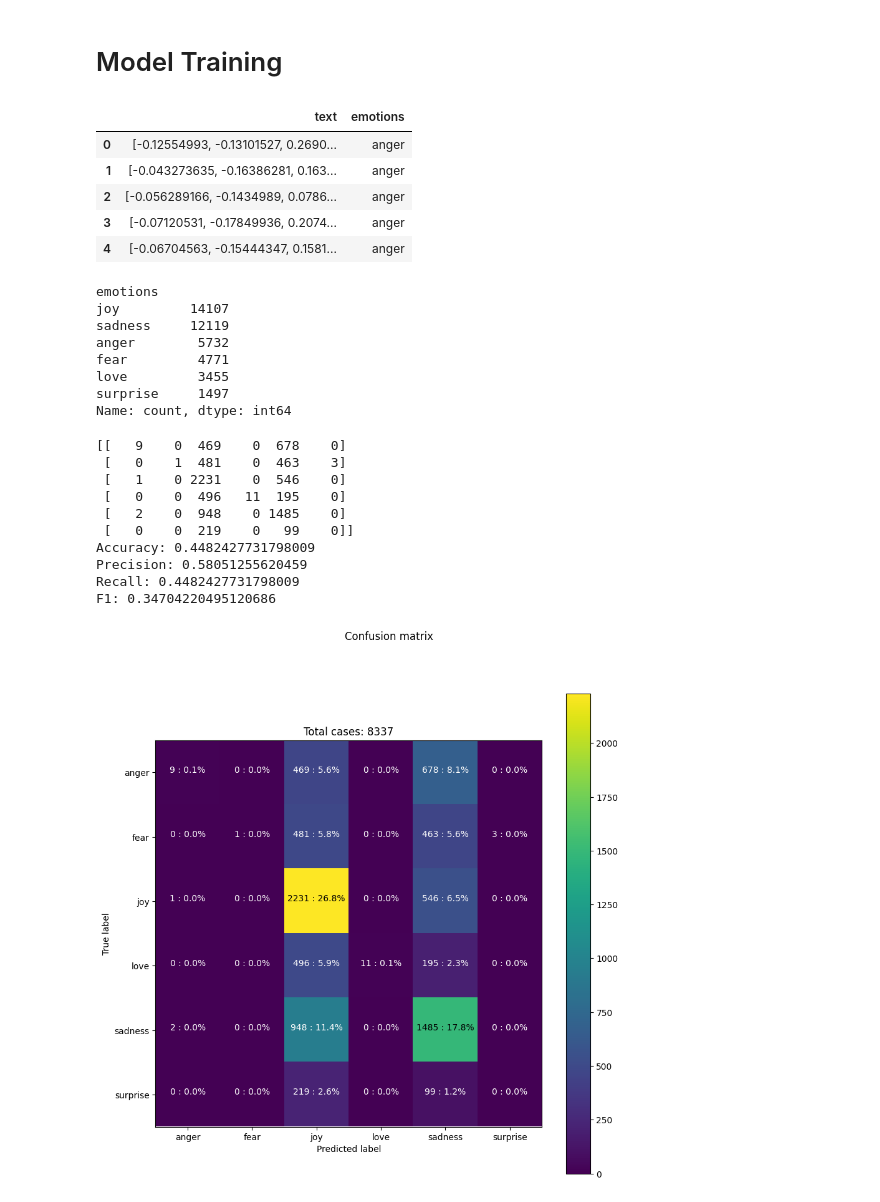
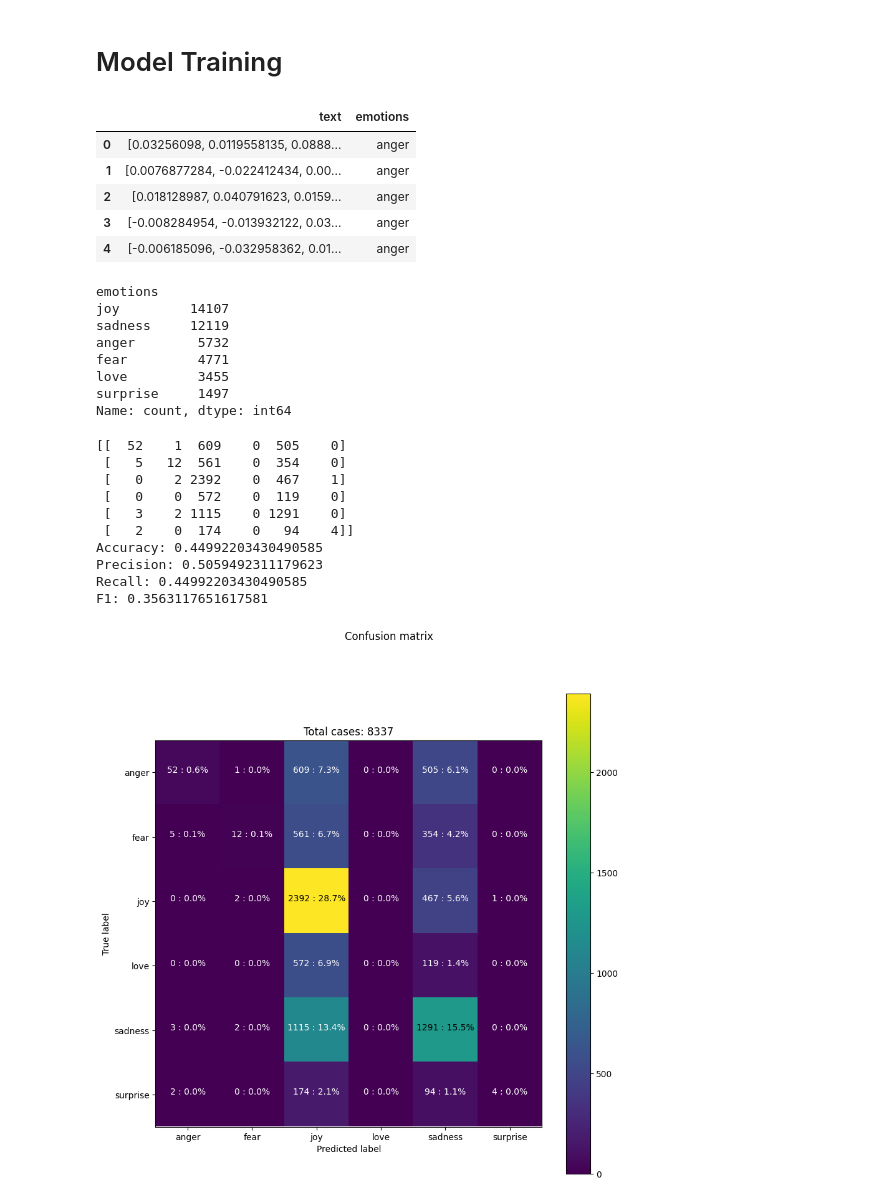
Before and after one commit to m21ark/pln, a Jupyter notebook: 4_models.ipynb, the cells around one changed output. Drawn from its saved outputs; the diff is of its cells as text; code cells hidden in the pictures.

Commit message:
Trained with fasttext

```diff
--- a/4_models.ipynb
+++ b/4_models.ipynb
@@ -116,17 +116,18 @@ models = [
 # Model Training
 # %%
 # df = pd.read_pickle('data/reps/2_bow.pkl')
-df = pd.read_pickle('data/reps/5_embeddings_original.pkl')
+# df = pd.read_pickle('data/reps/5_embeddings_original.pkl')
+df = pd.read_pickle('data/reps/6_embeddings_fasttext.pkl')
 df = df.reset_index(drop=True)
 
 df.head()
 # %% [output]
 |  | text | emotions |
-| 0 | [-0.12554993, -0.13101527, 0.2690... | anger |
-| 1 | [-0.043273635, -0.16386281, 0.163... | anger |
-| 2 | [-0.056289166, -0.1434989, 0.0786... | anger |
-| 3 | [-0.07120531, -0.17849936, 0.2074... | anger |
-| 4 | [-0.06704563, -0.15444347, 0.1581... | anger |
+| 0 | [0.03256098, 0.0119558135, 0.0888... | anger |
+| 1 | [0.0076877284, -0.022412434, 0.00... | anger |
+| 2 | [0.018128987, 0.040791623, 0.0159... | anger |
+| 3 | [-0.008284954, -0.013932122, 0.03... | anger |
+| 4 | [-0.006185096, -0.032958362, 0.01... | anger |
 # %%
 df_features = pd.DataFrame(df['text'].values.tolist())
 df = pd.concat([df_features, df['emotions']], axis=1)
@@ -145,40 +146,40 @@ Name: count, dtype: int64
 # %%
 x = df.drop('emotions', axis=1).values
 y = df['emotions']
 
 # Split data into training and testing sets
-X_train, X_test, y_train, y_test = train_test_split(x, y, test_size=0.2)
+X_train, X_test, y_train, y_test = train_test_split(x, y, test_size=0.2, stratify=y)
 
 # Initialize SVM model
 # model = MLPClassifier(hidden_layer_sizes=(100, 50), max_iter=1000, random_state=42)
 model = models[4]()
 
 # Train the model
 model.fit(X_train, y_train)
 
 # Make predictions
 y_pred = model.predict(X_test)
 
 # Evaluate the model
 evaluate(y_test, y_pred)
 
 # Compute confusion matrix
 cm = confusion_matrix(y_test, y_pred)
 
 # Show confusion matrix
 show_cm(cm, y.unique())
 # %% [output]
-[[   9    0  469    0  678    0]
- [   0    1  481    0  463    3]
- [   1    0 2231    0  546    0]
- [   0    0  496   11  195    0]
- [   2    0  948    0 1485    0]
- [   0    0  219    0   99    0]]
-Accuracy: 0.4482427731798009
-Precision: 0.58051255620459
-Recall: 0.4482427731798009
-F1: 0.34704220495120686
+[[  52    1  609    0  505    0]
+ [   5   12  561    0  354    0]
+ [   0    2 2392    0  467    1]
+ [   0    0  572    0  119    0]
+ [   3    2 1115    0 1291    0]
+ [   2    0  174    0   94    4]]
+Accuracy: 0.44992203430490585
+Precision: 0.5059492311179623
+Recall: 0.44992203430490585
+F1: 0.3563117651617581
-[figure, old version]
+[figure, new version]
 # %%
 """ # train all models
 for model in models:
```
